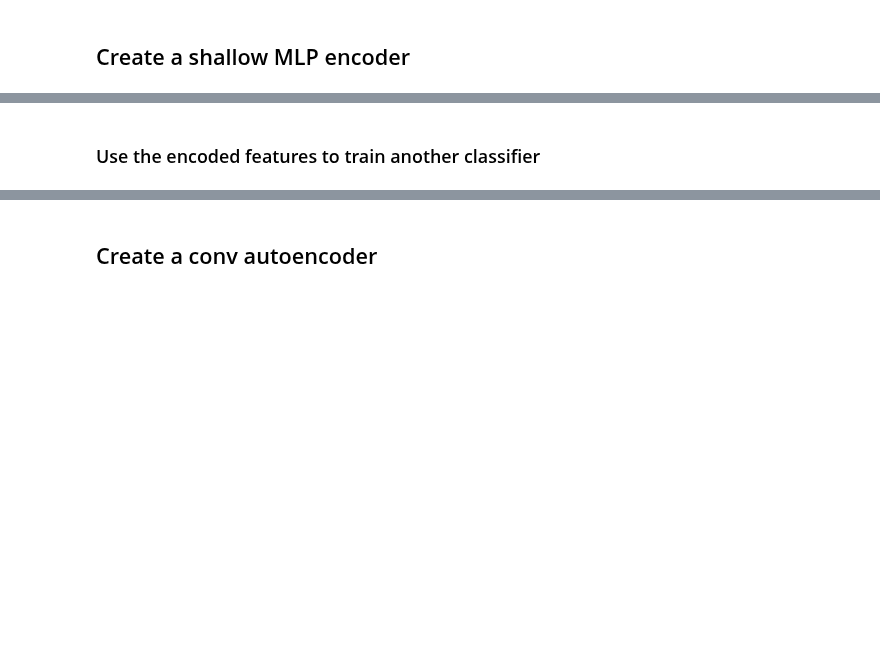
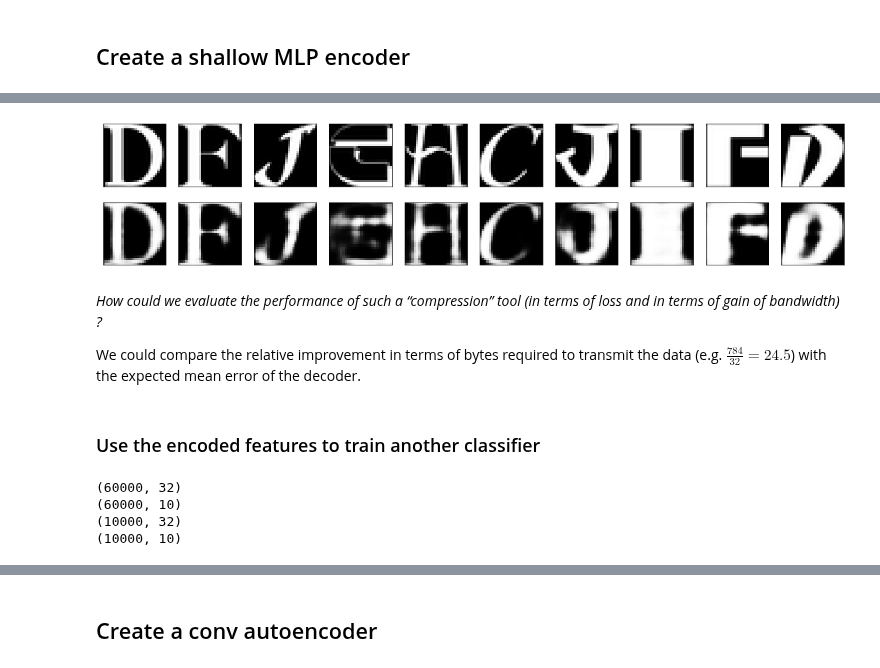
Before and after one commit to FabianGroeger96/mse-deep-learning, a Jupyter notebook: SW10/ex3-notMNIST-auto-encoder-stud.ipynb, the cells around one changed output, grey strips where cells are left out. Saved outputs shown, nothing was run; the diff lists cells and outputs as text; code cells hidden in the pictures; blank space fills up the shorter version.

```diff
--- a/SW10/ex3-notMNIST-auto-encoder-stud.ipynb
+++ b/SW10/ex3-notMNIST-auto-encoder-stud.ipynb
@@ -86,24 +104,26 @@ X_test = X_test / 255.0
 # %%
 # STARTING FROM HERE, COMPLETE THE CODE WHERE YOU SEE ...
 # size of our encoded representation
-encoding_dim = ...  # this is the number of neurons you chose to encode
+encoding_dim = 32  # this is the number of neurons you chose to encode
 
 # define input layer, encoded layer and decoded layer
-input_img = ...
-encoded = ...
-decoded = ...
+input_img = tf.keras.layers.Input(shape=(28, 28, 1))
+x = tf.keras.layers.Reshape([-1])(input_img)
+x = tf.keras.layers.Dense(128, activation="relu")(x)
+encoded = tf.keras.layers.Dense(encoding_dim, activation="sigmoid")(x)
+x = tf.keras.layers.Dense(128, activation="relu")(encoded)
+decoded = tf.keras.layers.Dense(28**2, activation="sigmoid")(x)
+decoded = tf.keras.layers.Reshape([28, 28, 1])(decoded)
 
 # define autoencoder model
-autoencoder = Model(...)
-encoder = Model(...)
+autoencoder = Model(inputs=input_img, outputs=decoded)
+encoder = Model(inputs=input_img, outputs=encoded)
 
-# create a placeholder for an encoded (32-dimensional) input
-encoded_input = Input(...)
+encoded_input = Input(shape=32)
+x = encoded_input
+for layer in autoencoder.layers[-3:]:
+    x = layer(x)
 
-# retrieve the last layer of the autoencoder model
-decoder_layer = ...
-
-# create the decoder model
-decoder = Model(...)
+decoder = Model(inputs=encoded_input, outputs=x)
 
 autoencoder.summary()
@@ -144,14 +201,20 @@ plt.grid()
 # %%
 # encode and decode some digits
 # note that we take them from the *test* set
-encoded_imgs = encoder.predict(X_test_flat)
+encoded_imgs = encoder.predict(X_test)
 decoded_imgs = decoder.predict(encoded_imgs)
-plot_result(X_test_flat,decoded_imgs)
+plot_result(X_test,decoded_imgs)
+# %% [output]
+[figure, added]
+# %% [markdown]
+*How could we evaluate the performance of such a “compression” tool (in terms of loss and in terms of gain of bandwidth) ?*
+
+We could compare the relative improvement in terms of bytes required to transmit the data (e.g. $\frac{784}{32}=24.5$) with the expected mean error of the decoder.
 # %% [markdown]
 ### Use the encoded features to train another classifier
 # %%
-X_train_feat = encoder.predict(X_train_flat)
-X_test_feat = encoder.predict(X_test_flat)
+X_train_feat = encoder.predict(X_train)
+X_test_feat = encoder.predict(X_test)
 
 # Normalization (standardization) of training and test sets
 scaler = StandardScaler()
@@ -163,6 +226,11 @@ print(X_train_feat.shape)
 print(Y_train.shape)
 print(X_test_feat.shape)
 print(Y_test.shape)
+# %% [output]
+(60000, 32)
+(60000, 10)
+(10000, 32)
+(10000, 10)
 # %%
 # using the features to train a SVM
 clf = SVC(kernel='linear', cache_size=7000)
```
Also changed, not shown: parts of 24 cells of this notebook, 6 other files.
